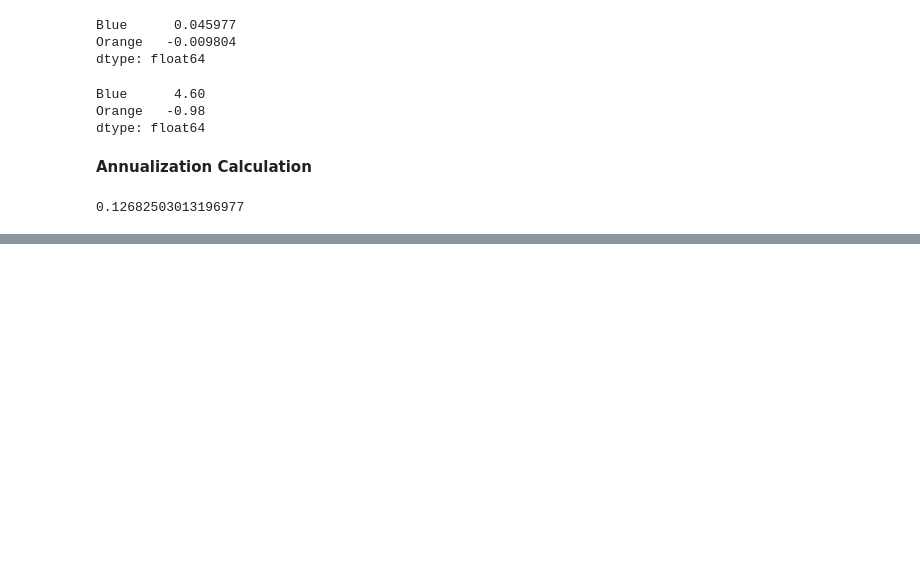
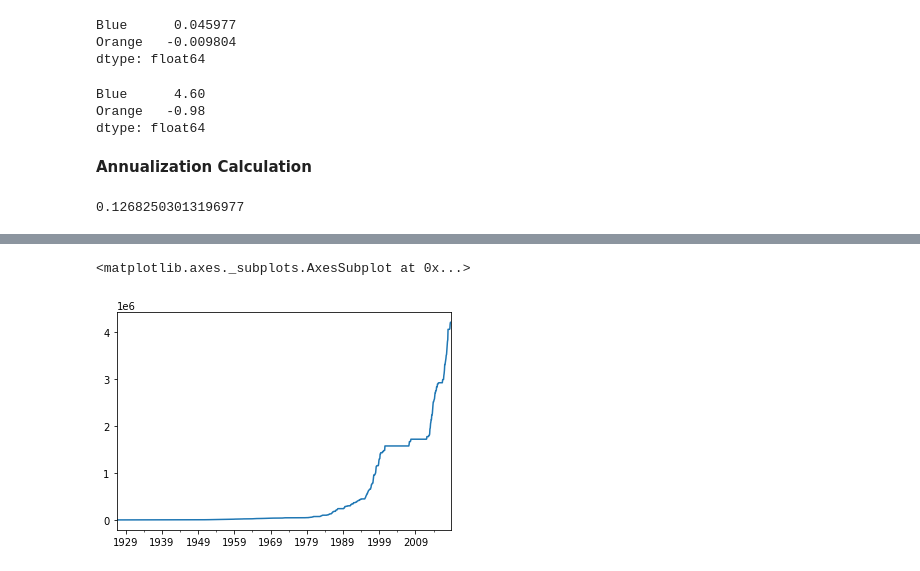
Before and after one commit to jade-lam/Coursera-EDHEC_InvMgt, a Jupyter notebook: EDHEC - Intro to Portfolio Construction with Python.ipynb, the cells around one changed output, grey strips where cells are left out. Cells and saved outputs as stored; diff of their text form; code cells hidden in the pictures; blank space fills up the shorter version.

```diff
--- a/EDHEC - Intro to Portfolio Construction with Python.ipynb
+++ b/EDHEC - Intro to Portfolio Construction with Python.ipynb
@@ -107,0 +189,6 @@ rm = 0.01
+# %%
+previous_peak = wealth_index.cummax()
+previous_peak.plot.line()
+# %% [output]
+<matplotlib.axes._subplots.AxesSubplot at 0x...>
+[figure, added]
```
Also changed, not shown: parts of 29 cells of this notebook.
